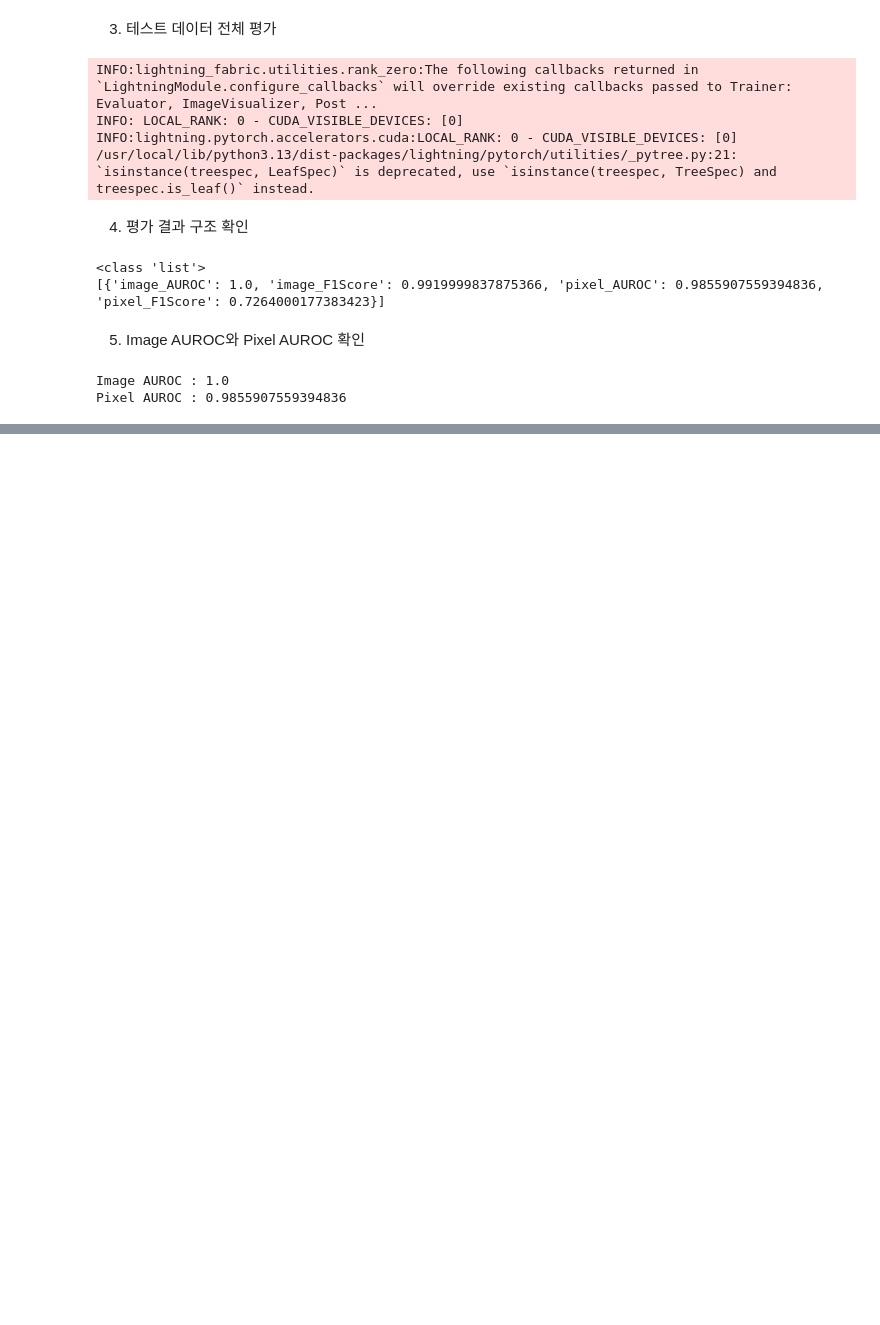
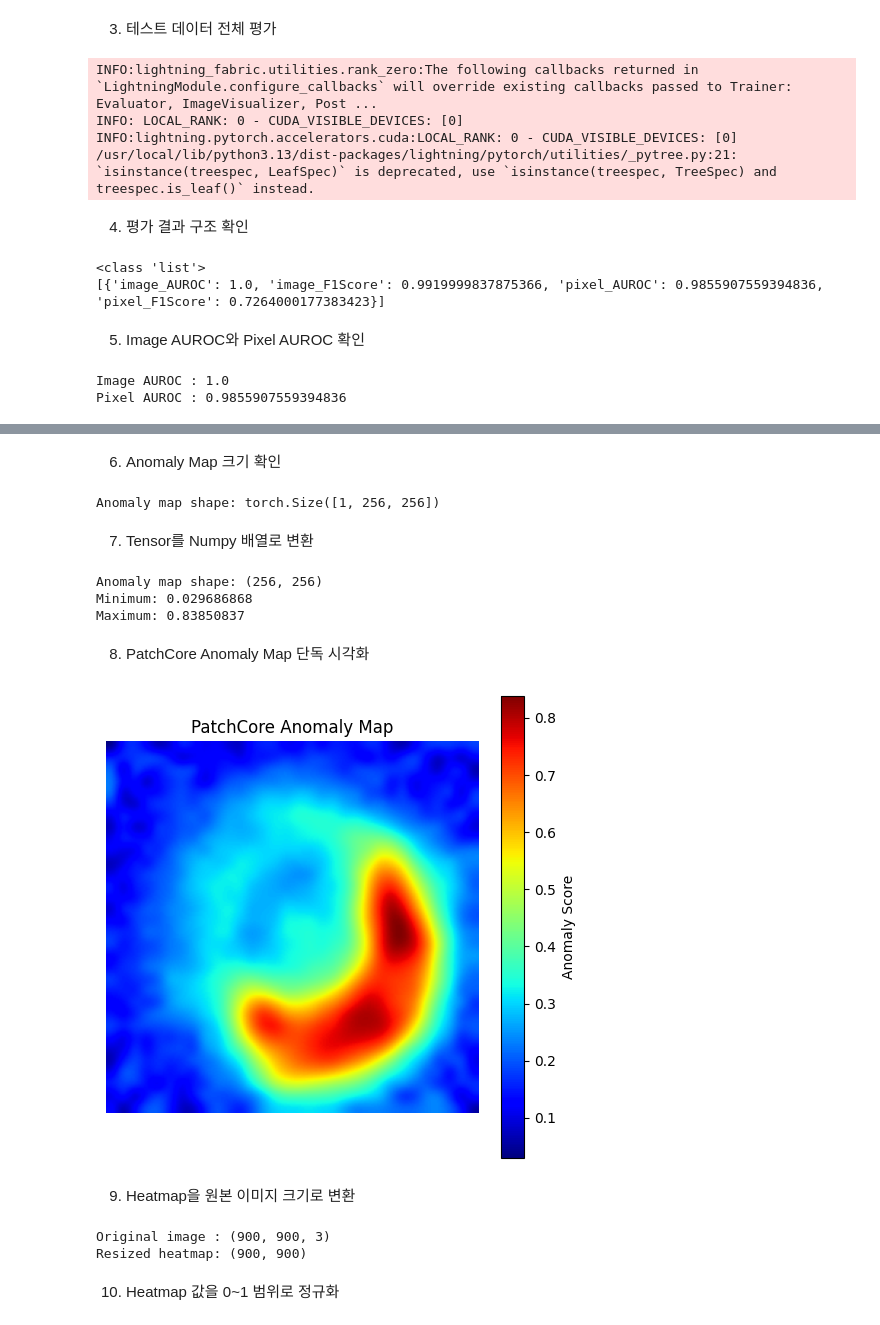
Before and after one commit to minwoo1119/edge-anomaly-detection, a Jupyter notebook: notebooks/mvtec_exploration.ipynb, the cells around one changed output, grey strips where cells are left out. Saved outputs shown, nothing was run; the diff lists cells and outputs as text; code cells hidden in the pictures; blank space fills up the shorter version.

```diff
--- a/notebooks/mvtec_exploration.ipynb
+++ b/notebooks/mvtec_exploration.ipynb
@@ -355,0 +428,2 @@ Pixel AUROC : 0.9855907559394836
+# %%
+prediction = predictions[0]
@@ -355,0 +436,60 @@ Pixel AUROC : 0.9855907559394836
+# %% [markdown]
+6. Anomaly Map 크기 확인
+# %%
+print("Anomaly map shape:", prediction.anomaly_map.shape)
+# %% [output]
+Anomaly map shape: torch.Size([1, 256, 256])
+# %% [markdown]
+7. Tensor를 Numpy 배열로 변환
+# %%
+import numpy as np
+
+anomaly_map = prediction.anomaly_map.detach().cpu().numpy()
+anomaly_map = np.squeeze(anomaly_map)
+
+print("Anomaly map shape:", anomaly_map.shape)
+print("Minimum:", anomaly_map.min())
+print("Maximum:", anomaly_map.max())
+# %% [output]
+Anomaly map shape: (256, 256)
+Minimum: 0.029686868
+Maximum: 0.83850837
+# %% [markdown]
+8. PatchCore Anomaly Map 단독 시각화
+# %%
+plt.figure(figsize=(6, 6))
+
+plt.imshow(anomaly_map, cmap="jet")
+plt.colorbar(label="Anomaly Score")
+
+plt.title("PatchCore Anomaly Map")
+plt.axis("off")
+
+plt.show()
+# %% [output]
+[figure, added]
+# %% [markdown]
+9. Heatmap을 원본 이미지 크기로 변환
+# %%
+from PIL import Image
+
+original_array = np.array(original_image)
+
+heatmap_image = Image.fromarray(
+    anomaly_map.astype(np.float32)
+)
+
+heatmap_resized = heatmap_image.resize(
+    original_image.size,
+    resample=Image.Resampling.BILINEAR,
+)
+
+heatmap_resized = np.array(heatmap_resized)
+
+print("Original image :", original_array.shape)
+print("Resized heatmap:", heatmap_resized.shape)
+# %% [output]
+Original image : (900, 900, 3)
+Resized heatmap: (900, 900)
+# %% [markdown]
+10. Heatmap 값을 0~1 범위로 정규화
```
Also changed, not shown: parts of 16 cells of this notebook.
